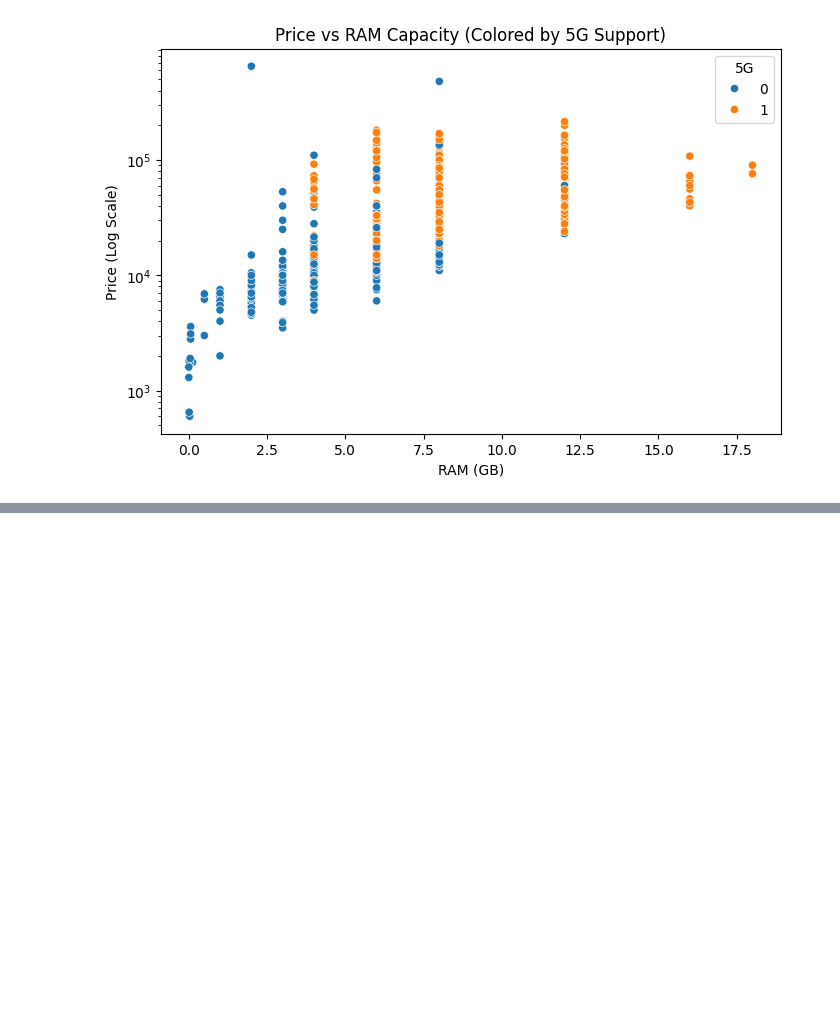
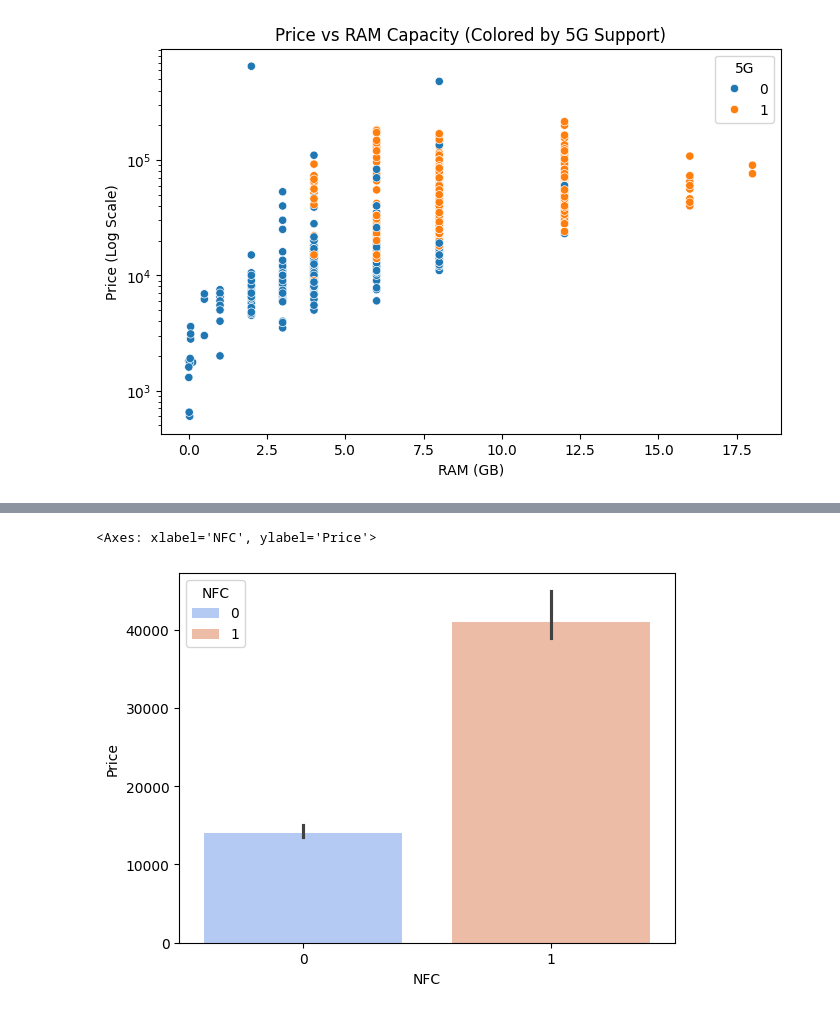
Before and after one commit to SachinrSuryawanshi/Smartphone-Price-Prediction-Project, a Jupyter notebook: notebooks/03_eda.ipynb, the cells around one changed output, grey strips where cells are left out. Cells and saved outputs as stored; diff of their text form; code cells hidden in the pictures; blank space fills up the shorter version.

```diff
--- a/notebooks/03_eda.ipynb
+++ b/notebooks/03_eda.ipynb
@@ -130,0 +138,5 @@ plt.show()
+# %%
+sns.barplot(data=df, x='NFC',y='Price',hue='NFC',palette="coolwarm", estimator=np.median)
+# %% [output]
+<Axes: xlabel='NFC', ylabel='Price'>
+[figure, added]
```
Also changed, not shown: parts of 34 cells of this notebook.
